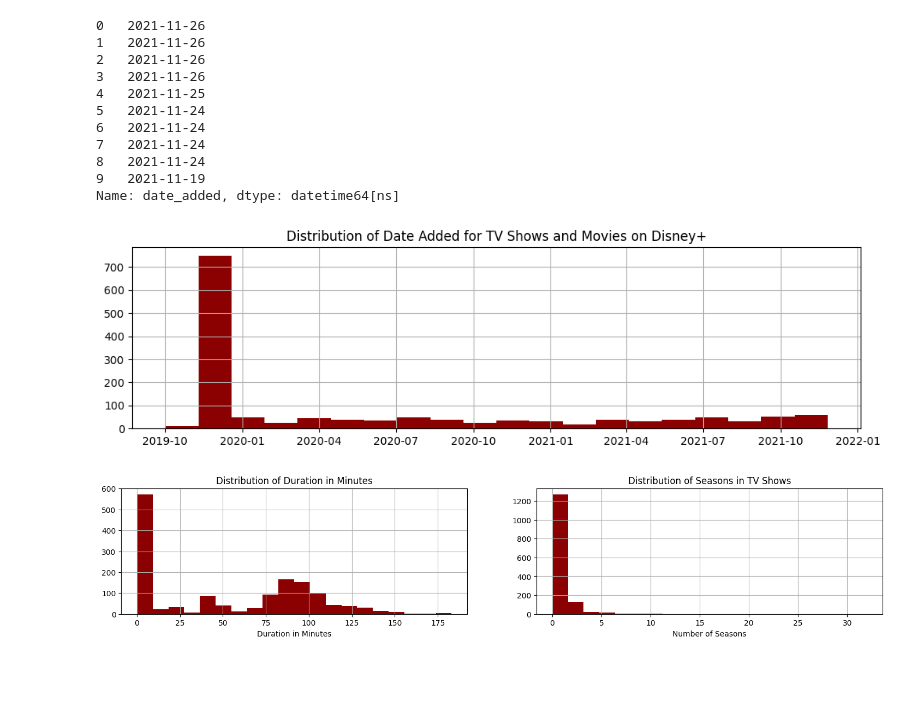
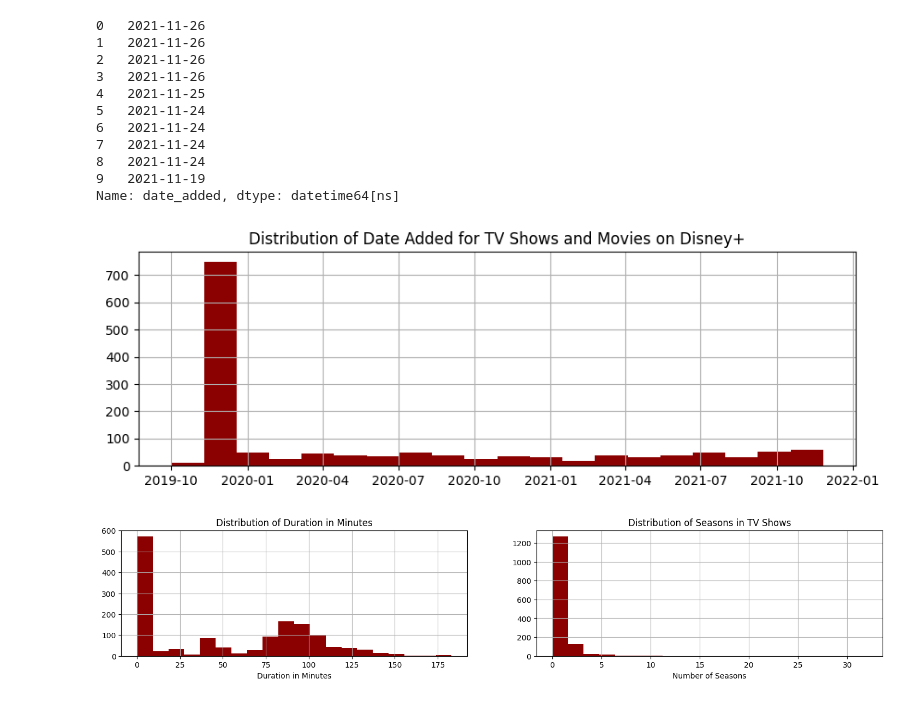
Before and after one commit to jeevithavijaykumar/Exploratory_data_analysis_using_pandas, a Jupyter notebook: disney.ipynb, the cells around one changed output. Cells and saved outputs as stored; diff of their text form; code cells hidden in the pictures; blank space fills up the shorter version.

```diff
--- a/disney.ipynb
+++ b/disney.ipynb
@@ -136,13 +137,13 @@ disneydf['date_added'].head(10)
 Name: date_added, dtype: datetime64[ns]
 # %%
 #Distribution of Date Added for TV Shows and Movies on Disney+
-plt.figure(figsize=(12,3))
+plt.figure(figsize=(10,3))
 disneydf['date_added'].hist(bins=20, color='darkred')
 plt.title('Distribution of Date Added for TV Shows and Movies on Disney+')
 plt.legend
 plt.show()
 # %% [output]
-[figure, old version]
+[figure, new version]
 # %%
 disneydf['season'] = disneydf.apply(lambda x : x['duration'].split(" ")[0] if "min" not in x['duration'] else "0", axis = 1)
 disneydf['duration'] = disneydf.apply(lambda x : x['duration'].split(" ")[0] if "min" in x['duration'] else "0", axis = 1)
```
Also changed, not shown: parts of 4 cells of this notebook.
